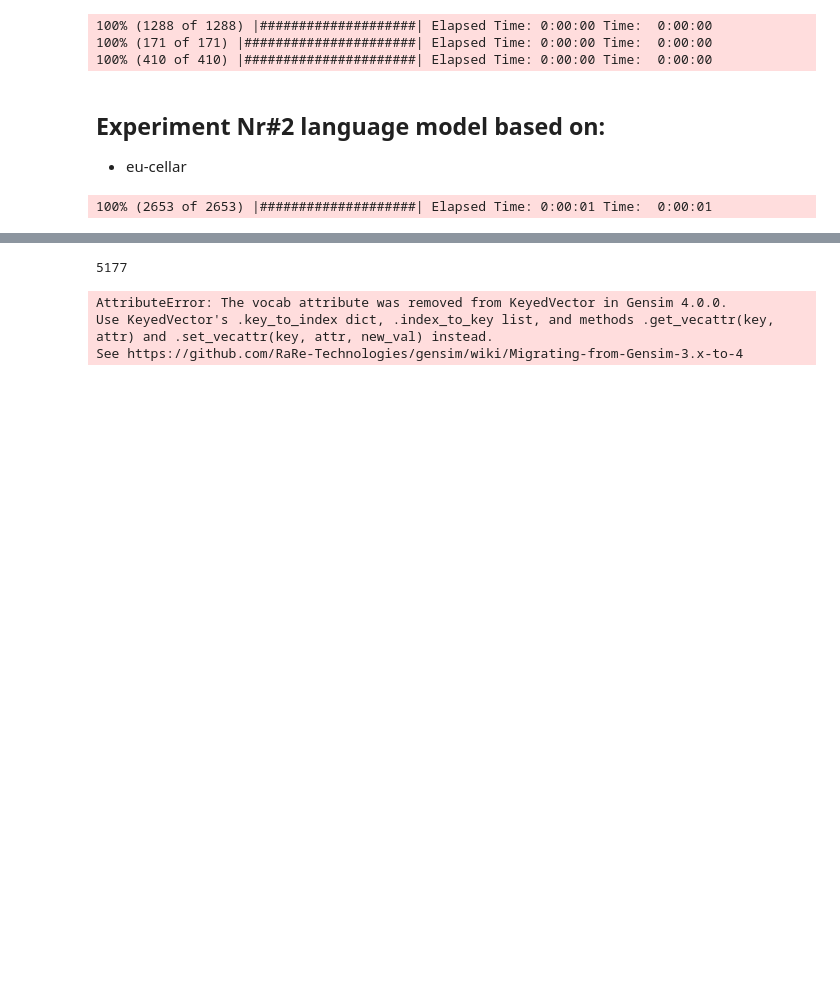
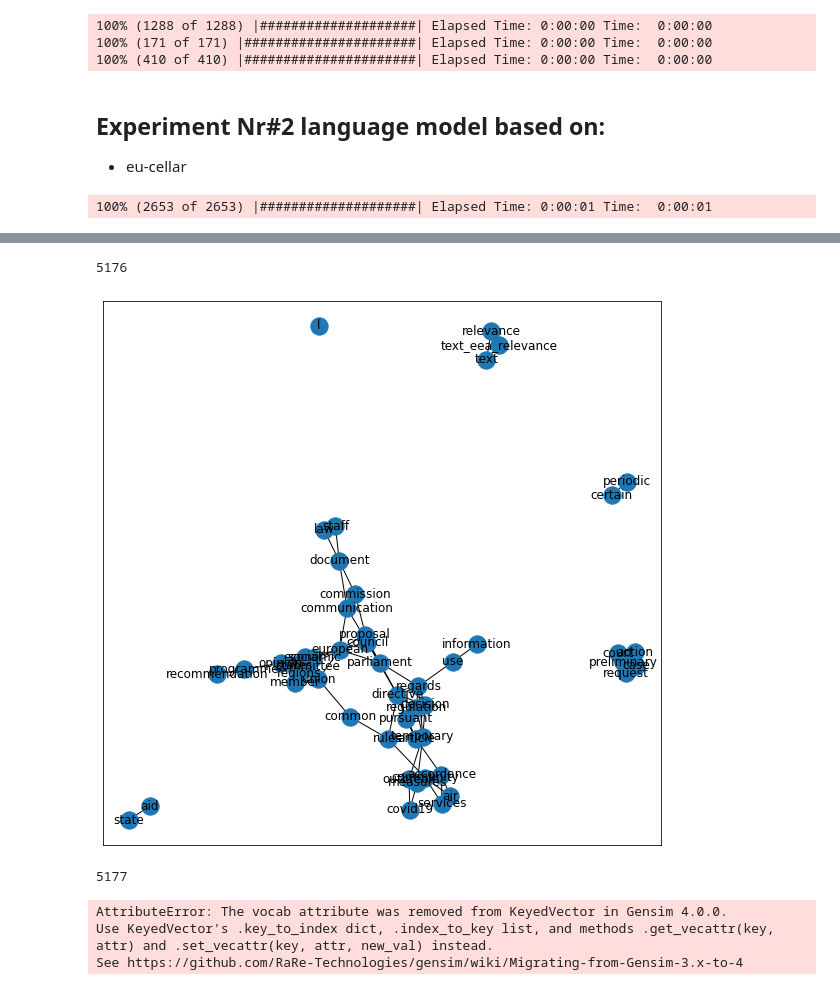
Before and after one commit to meaningfy-ws/sem-covid, a Jupyter notebook: sem_covid/entrypoints/notebooks/language_modeling/word2vec_model_training.ipynb, the cells around one changed output, grey strips where cells are left out. Drawn from its saved outputs; the diff is of its cells as text; code cells hidden in the pictures; blank space fills up the shorter version.

Commit message:
add similarity for noun and noun phrase & graph generation

```diff
--- a/sem_covid/entrypoints/notebooks/language_modeling/word2vec_model_training.ipynb
+++ b/sem_covid/entrypoints/notebooks/language_modeling/word2vec_model_training.ipynb
@@ -222,4 +228,50 @@ selected_pos
  ...]
+# %%
+selected_pos_index = [model2_language_model_pipeline.word2vec.wv.index_to_key.index(token)
+                      for token in selected_pos
+                      if token in model2_language_model_pipeline.word2vec.wv.index_to_key
+                      ]
+# %%
+selected_pos_embeddings = [model2_language_model_pipeline.word2vec.wv.vectors[index]
+                           for index in selected_pos_index
+                           ]
+# %%
+len(selected_pos_embeddings)
+# %% [output]
+5176
+# %%
+def my_get_similarity_matrix(vector: np.ndarray, keys: list, metric: callable) -> pd.DataFrame:
+    """
+        creates a dataframe based on keys and vectors from pretrained gensim model
+        and selected similarity function
+
+        :param vector: the object that contains the mapping between words and embeddings
+        :param keys: words indexes keys
+        :metric: metric distance formula
+        :return: dataframe with similarity of each word
+    """
+    from sklearn.metrics import pairwise_distances
+    return pd.DataFrame(pairwise_distances(vector, metric=metric), columns=keys, index=keys)
+# %%
+sim_matrix =  my_get_similarity_matrix(selected_pos_embeddings[:50],
+                      selected_pos[:50],
+                      metric=cosine_similarity)
+# %%
+import networkx as nx
+import matplotlib.pyplot as plt
+graph = nx.Graph()
+graph.add_nodes_from(sim_matrix.index)
+threshold = 0.9
+n = np.array(sim_matrix.values).shape[0]
+m = np.array(sim_matrix.values).shape[1]
+for i in range(0,n):
+    for j in range(i+1,m):
+        if sim_matrix.values[i][j]>threshold :
+            graph.add_edge(sim_matrix.index[i], sim_matrix.index[j], weight = sim_matrix.values[i][j])
+plt.figure(1,figsize=(10,10))
+nx.draw_networkx(graph, with_labels=True)
+# %% [output]
+[figure, added]
 # %%
 len(selected_pos)
 # %% [output]
```
Also changed, not shown: parts of 18 cells of this notebook, 1 other file.
